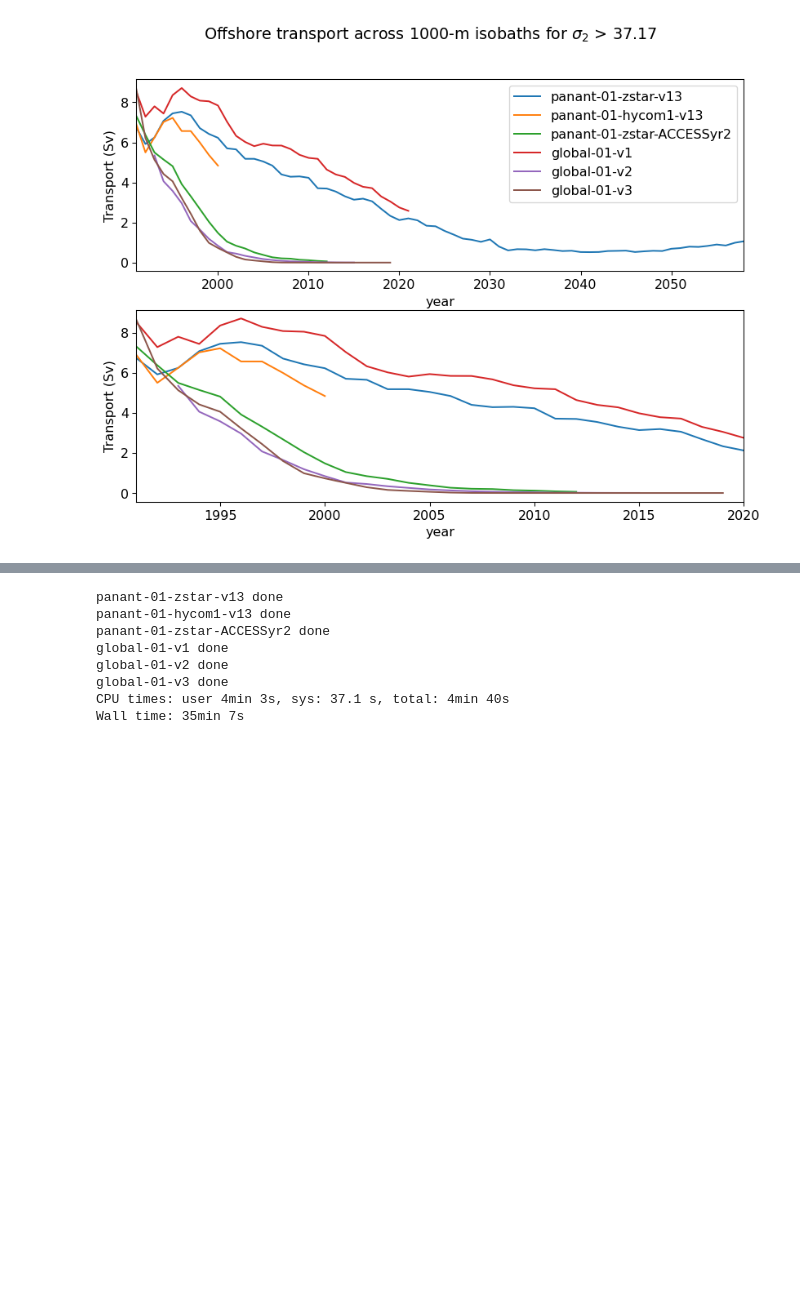
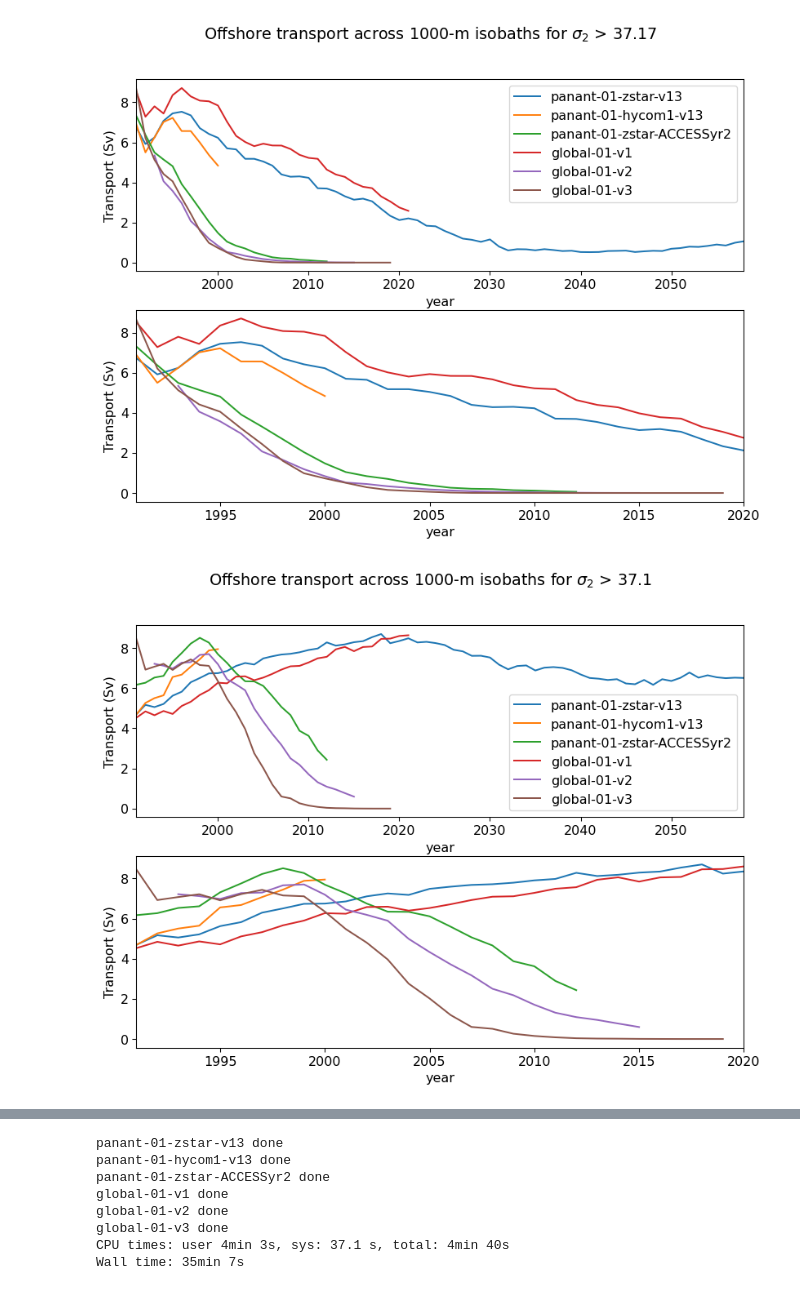
Before and after one commit to schmidt-christina/mom6_comparison, a Jupyter notebook: MOM6-01_assessment_timeseries.ipynb, the cells around one changed output, grey strips where cells are left out. Cells and saved outputs as stored; diff of their text form; code cells hidden in the pictures; blank space fills up the shorter version.

Commit message:
cross isobath transport for different densities

```diff
--- a/MOM6-01_assessment_timeseries.ipynb
+++ b/MOM6-01_assessment_timeseries.ipynb
@@ -139,8 +139,11 @@ for ekey in ekeys:
          'lat': ds_transp1000m.lat[0, :].drop('time')})
     # Sum over all density bins above a certain density and calculate the
     # cumulative sum along the isobaths. Take yearly mean".
-    e['transp1000m'] = transp1000m.sel(
+    e['transp1000m_37_17'] = transp1000m.sel(
         rho2_l=slice(1037.17, None)).sum('rho2_l').cumsum(
+        'contour_index').groupby('time.year').mean()
+    e['transp1000m_37_1'] = transp1000m.sel(
+        rho2_l=slice(1037.1, None)).sum('rho2_l').cumsum(
         'contour_index').groupby('time.year').mean()
 
     # computed in cell below
@@ -425,3 +428,31 @@ plt.suptitle('Offshore transport across 1000-m isobaths for $\sigma_2$ > 37.17')
 plt.show()
 # %% [output]
 [figure]
+# %%
+fig = plt.figure(figsize=(10, 7))
+
+var = 'transp1000m_37_1'
+var_sig = '37.1'
+
+plt.subplot(2, 1, 1)
+for i, ekey in enumerate(ekeys):
+    e = exptdict[ekey]
+    e[var][:, -1].plot(label=e['expt'])
+plt.legend()
+plt.autoscale(enable=True, axis='x', tight=True)
+plt.title('')
+plt.ylabel('Transport (Sv)')
+
+
+plt.subplot(2, 1, 2)
+for i, ekey in enumerate(ekeys):
+    e = exptdict[ekey]
+    e[var][:, -1].sel(year=slice(None, '2020')).plot(label=e['expt'])
+plt.autoscale(enable=True, axis='x', tight=True)
+plt.title('')
+plt.ylabel('Transport (Sv)')
+
+plt.suptitle('Offshore transport across 1000-m isobaths for $\sigma_2$ > ' + var_sig)
+plt.show()
+# %% [output]
+[figure, added]
```
Also changed, not shown: parts of 3 cells of this notebook.
